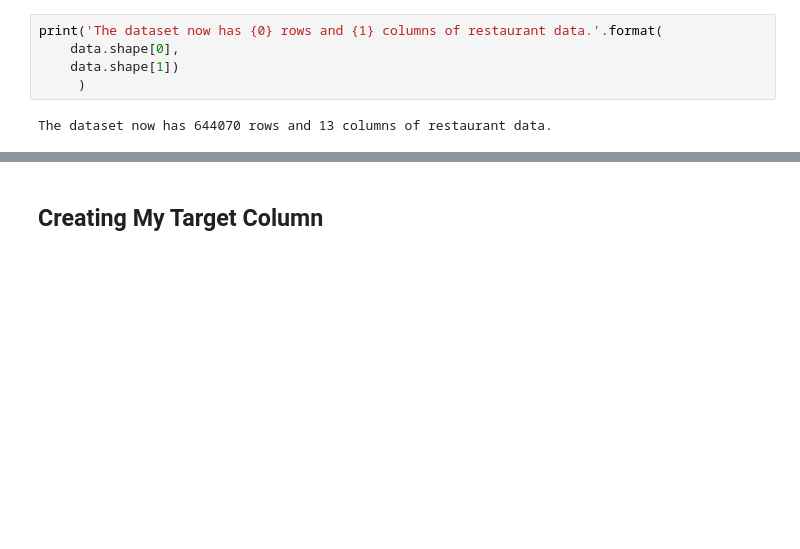
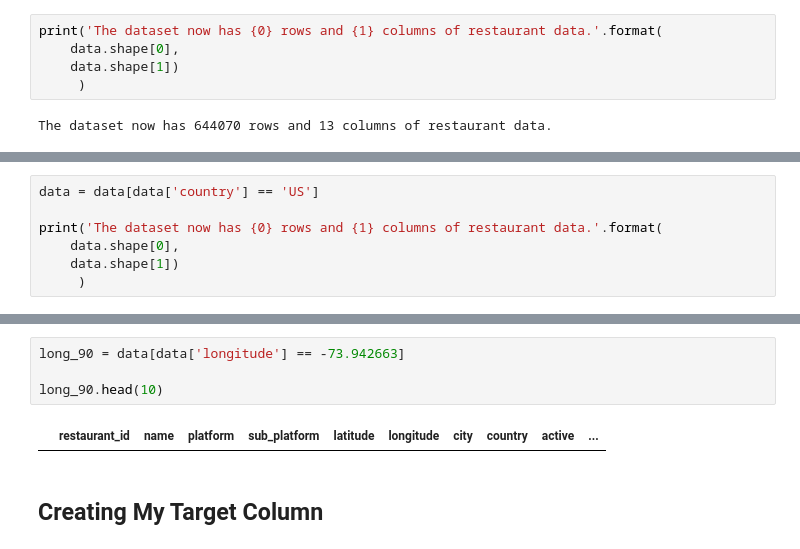
Before and after one commit to Junxchung/Estimating-the-Size-of-the-Online-Food-Ordering-Market, a Jupyter notebook: Otter Case Study Challenge.ipynb, the cells around one changed output, grey strips where cells are left out. Drawn from its saved outputs; the diff is of its cells as text; blank space fills up the shorter version.

```diff
--- a/Otter Case Study Challenge.ipynb
+++ b/Otter Case Study Challenge.ipynb
@@ -231,0 +295,7 @@ The dataset now has 644070 rows and 13 columns of restaurant data.
+# %%
+data = data[data['country'] == 'US']
+
+print('The dataset now has {0} rows and {1} columns of restaurant data.'.format(
+    data.shape[0],
+    data.shape[1])
+     )
@@ -232,3 +361,9 @@ The dataset now has 644070 rows and 13 columns of restaurant data.
+# %%
+long_90 = data[data['longitude'] == -73.942663]
+
+long_90.head(10)
+# %% [output]
+|  | restaurant_id | name | platform | sub_platform | latitude | longitude | city | country | active | ... |
 # %% [markdown]
 ## Creating My Target Column
 # %%
```
Also changed, not shown: parts of 14 cells of this notebook.
